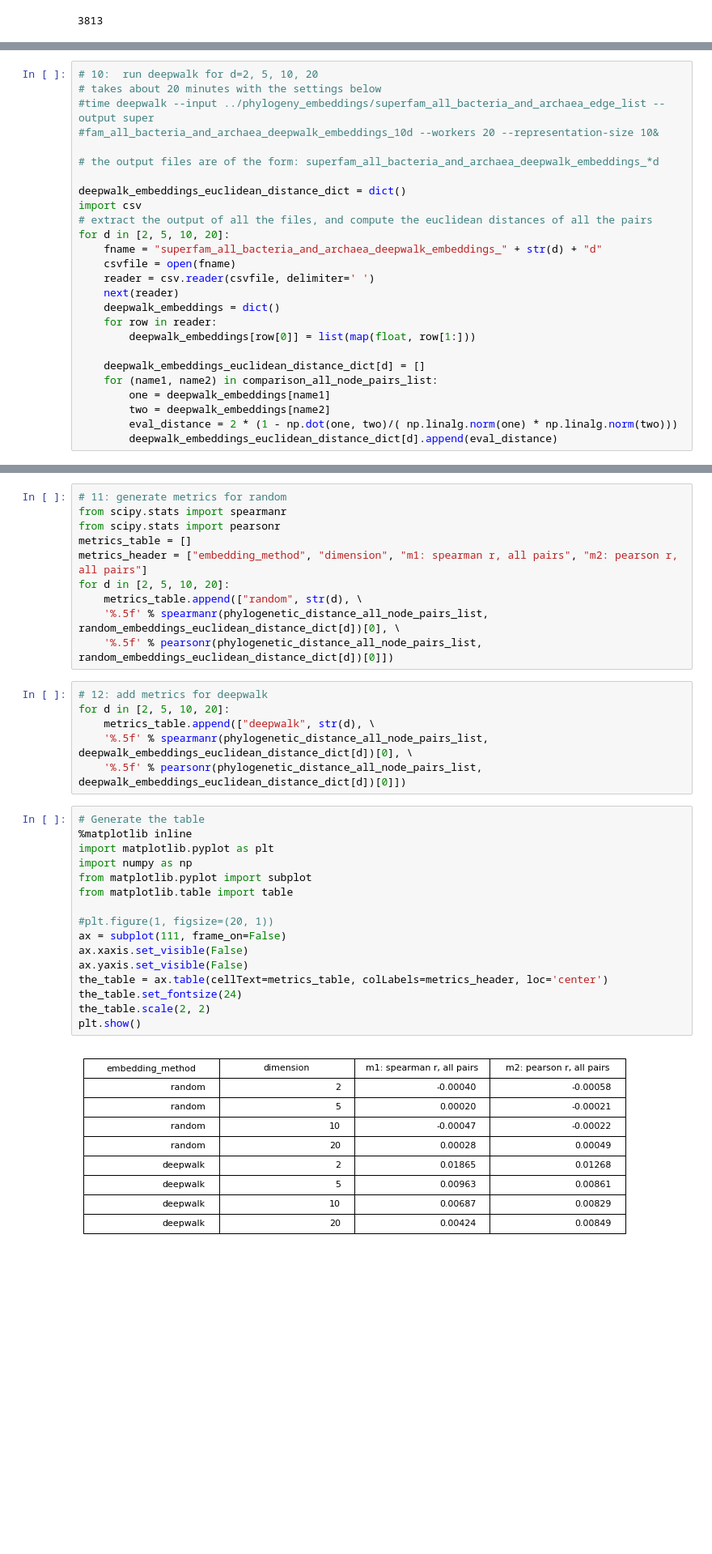
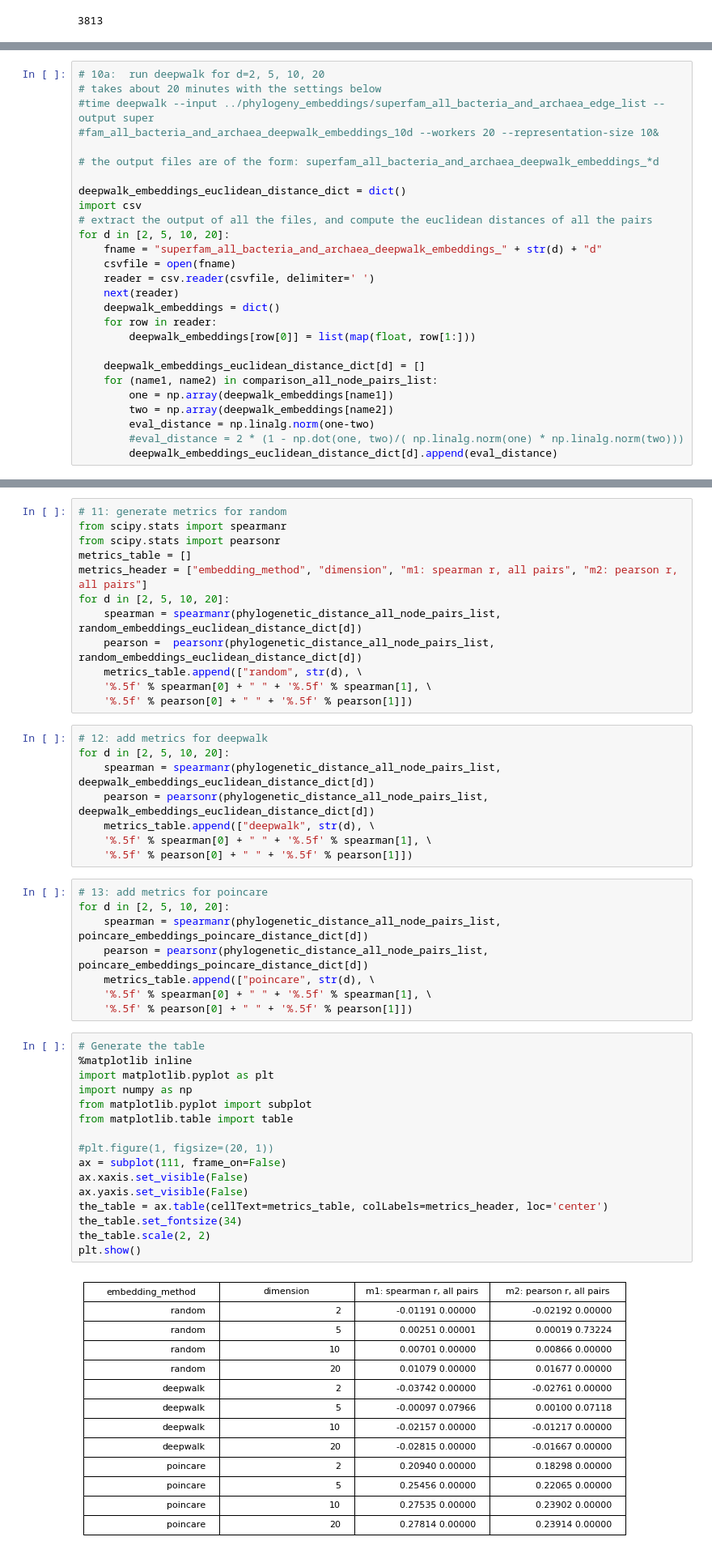
Before and after one commit to AntonVopilov/phylogeny_embeddings, a Jupyter notebook: EmbeddingsTestBed.ipynb, the cells around one changed output, grey strips where cells are left out. Shown at 81% size. Cells and saved outputs as stored; diff of their text form; blank space fills up the shorter version.

Commit message:
added poincare embeddings, full table for random, deepwalk, and poincare

```diff
--- a/EmbeddingsTestBed.ipynb
+++ b/EmbeddingsTestBed.ipynb
@@ -262,6 +277,6 @@ for d in [2, 5, 10, 20]:
         random_embeddings_euclidean_distance_dict[d].append(eval_distance)
 # %%
-# 10:  run deepwalk for d=2, 5, 10, 20
+# 10a:  run deepwalk for d=2, 5, 10, 20
 # takes about 20 minutes with the settings below
 #time deepwalk --input ../phylogeny_embeddings/superfam_all_bacteria_and_archaea_edge_list --output super
 #fam_all_bacteria_and_archaea_deepwalk_embeddings_10d --workers 20 --representation-size 10&
@@ -282,7 +297,8 @@ for d in [2, 5, 10, 20]:
 
     deepwalk_embeddings_euclidean_distance_dict[d] = []
     for (name1, name2) in comparison_all_node_pairs_list:
-        one = deepwalk_embeddings[name1]
-        two = deepwalk_embeddings[name2]
-        eval_distance = 2 * (1 - np.dot(one, two)/( np.linalg.norm(one) * np.linalg.norm(two)))
+        one = np.array(deepwalk_embeddings[name1])
+        two = np.array(deepwalk_embeddings[name2])
+        eval_distance = np.linalg.norm(one-two)
+        #eval_distance = 2 * (1 - np.dot(one, two)/( np.linalg.norm(one) * np.linalg.norm(two)))
         deepwalk_embeddings_euclidean_distance_dict[d].append(eval_distance)
@@ -293,30 +343,42 @@ from scipy.stats import pearsonr
 metrics_table = []
 metrics_header = ["embedding_method", "dimension", "m1: spearman r, all pairs", "m2: pearson r, all pairs"]
 for d in [2, 5, 10, 20]:
+    spearman = spearmanr(phylogenetic_distance_all_node_pairs_list, random_embeddings_euclidean_distance_dict[d])
+    pearson =  pearsonr(phylogenetic_distance_all_node_pairs_list, random_embeddings_euclidean_distance_dict[d])
     metrics_table.append(["random", str(d), \
-    '%.5f' % spearmanr(phylogenetic_distance_all_node_pairs_list, random_embeddings_euclidean_distance_dict[d])[0], \
-    '%.5f' % pearsonr(phylogenetic_distance_all_node_pairs_list, random_embeddings_euclidean_distance_dict[d])[0]])
+    '%.5f' % spearman[0] + " " + '%.5f' % spearman[1], \
+    '%.5f' % pearson[0] + " " + '%.5f' % pearson[1]])
 # %%
 # 12: add metrics for deepwalk
 for d in [2, 5, 10, 20]:
+    spearman = spearmanr(phylogenetic_distance_all_node_pairs_list, deepwalk_embeddings_euclidean_distance_dict[d])
+    pearson = pearsonr(phylogenetic_distance_all_node_pairs_list, deepwalk_embeddings_euclidean_distance_dict[d])
     metrics_table.append(["deepwalk", str(d), \
-    '%.5f' % spearmanr(phylogenetic_distance_all_node_pairs_list, deepwalk_embeddings_euclidean_distance_dict[d])[0], \
-    '%.5f' % pearsonr(phylogenetic_distance_all_node_pairs_list, deepwalk_embeddings_euclidean_distance_dict[d])[0]])
+    '%.5f' % spearman[0] + " " + '%.5f' % spearman[1], \
+    '%.5f' % pearson[0] + " " + '%.5f' % pearson[1]])
+# %%
+# 13: add metrics for poincare
+for d in [2, 5, 10, 20]:
+    spearman = spearmanr(phylogenetic_distance_all_node_pairs_list, poincare_embeddings_poincare_distance_dict[d])
+    pearson = pearsonr(phylogenetic_distance_all_node_pairs_list, poincare_embeddings_poincare_distance_dict[d])
+    metrics_table.append(["poincare", str(d), \
+    '%.5f' % spearman[0] + " " + '%.5f' % spearman[1], \
+    '%.5f' % pearson[0] + " " + '%.5f' % pearson[1]])
 # %%
 # Generate the table
 %matplotlib inline
 import matplotlib.pyplot as plt
 import numpy as np
 from matplotlib.pyplot import subplot
 from matplotlib.table import table
 
 #plt.figure(1, figsize=(20, 1))
 ax = subplot(111, frame_on=False)
 ax.xaxis.set_visible(False)
 ax.yaxis.set_visible(False)
 the_table = ax.table(cellText=metrics_table, colLabels=metrics_header, loc='center')
-the_table.set_fontsize(24)
+the_table.set_fontsize(34)
 the_table.scale(2, 2)
 plt.show()
 # %% [output]
-[figure, old version]
+[figure, new version]
```
Also changed, not shown: parts of 7 cells of this notebook.
